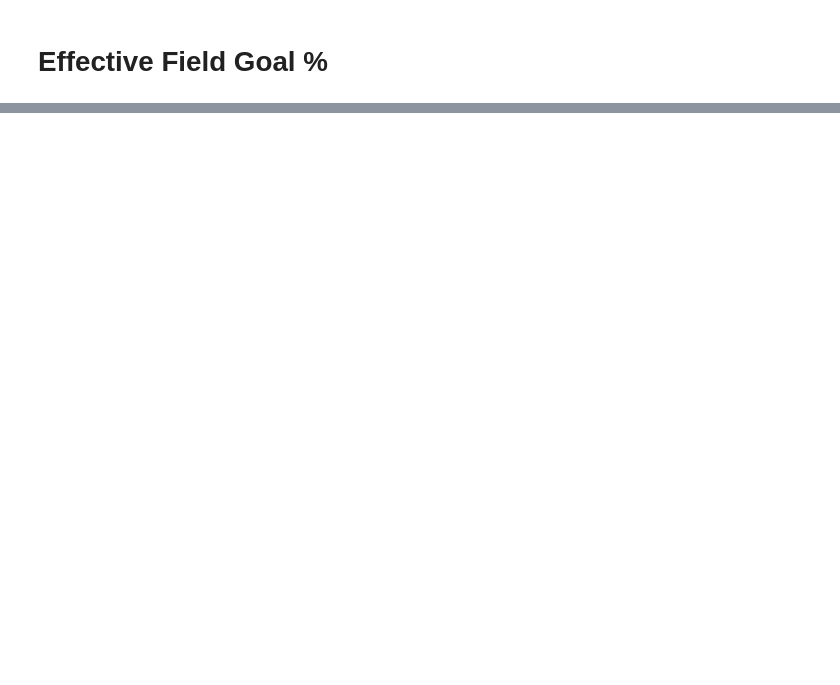
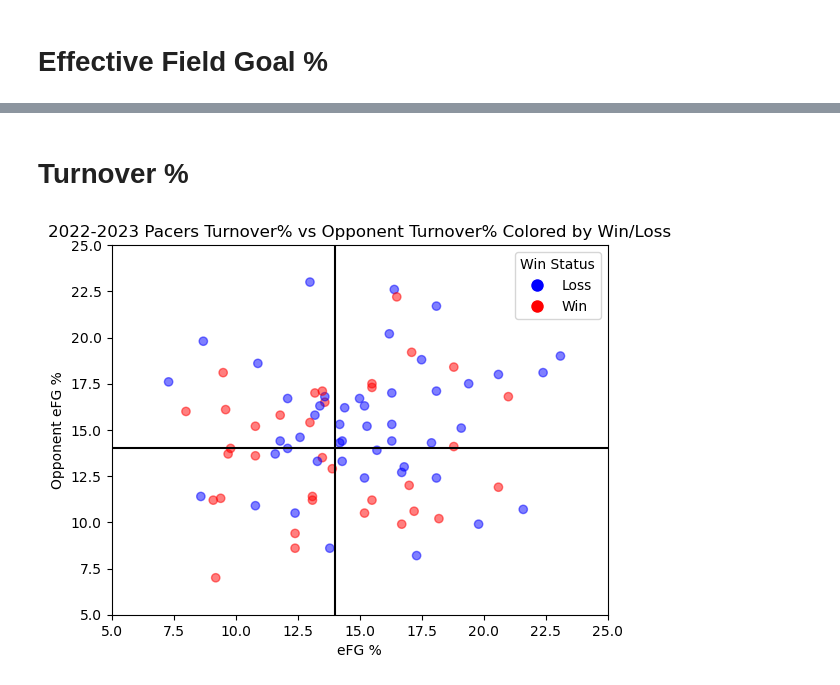
Before and after one commit to nickchu8/PacersPlots, a Jupyter notebook: main.ipynb, the cells around one changed output, grey strips where cells are left out. Saved outputs shown, nothing was run; the diff lists cells and outputs as text; code cells hidden in the pictures; blank space fills up the shorter version.

```diff
--- a/main.ipynb
+++ b/main.ipynb
@@ -55,0 +92,31 @@ plt.show()
+# %% [markdown]
+# Turnover %
+# %%
+fig, ax = plt.subplots()
+scatter = plt.scatter(x = pacers['tov_pct'], y = pacers['opp_tov_pct'], c = pacers['win'], cmap = 'bwr', alpha = 0.5) #create scatter plot
+
+px.scatter( )
+# Create a custom legend
+legend_elements = [Line2D([0], [0], marker='o', color='w', markerfacecolor='blue', markersize=10, label='Loss'),
+                   Line2D([0], [0], marker='o', color='w', markerfacecolor='red', markersize=10, label='Win')]
+
+# Add the legend to the plot
+legend = ax.legend(handles=legend_elements, title='Win Status')
+
+# Set labels for x and y axes
+ax.set_xlabel('eFG %')
+ax.set_ylabel('Opponent eFG %')
+
+# Add quadrants
+ax.axhline(y=float(league['tov_pct'].iloc[0]), color='black', linestyle='-')
+ax.axvline(x=float(league['tov_pct'].iloc[0]), color='black', linestyle='-')
+
+# Normalize both axes
+ax.set_xlim(5, 25)
+ax.set_ylim(5, 25)
+
+ax.set_title("2022-2023 Pacers Turnover% vs Opponent Turnover% Colored by Win/Loss")
+
+plt.show()
+# %% [output]
+[figure, added]
```
Also changed, not shown: parts of 7 cells of this notebook.
